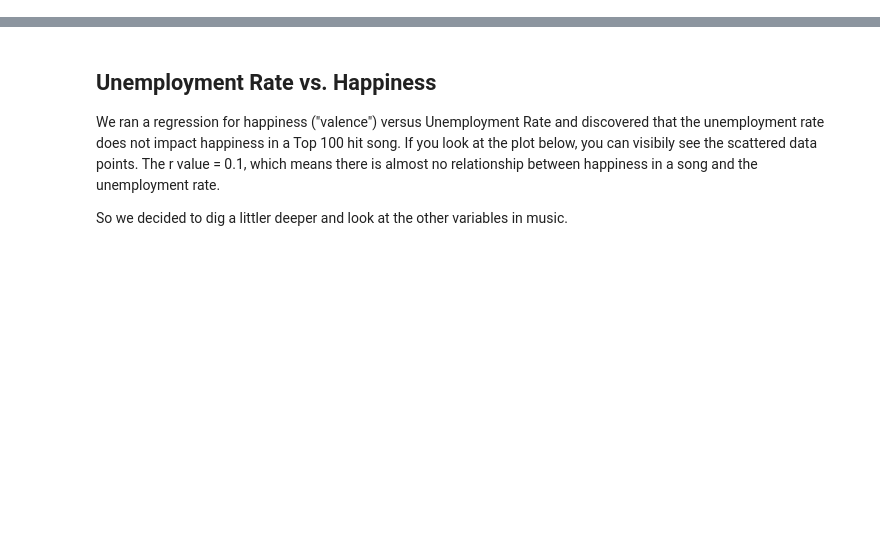
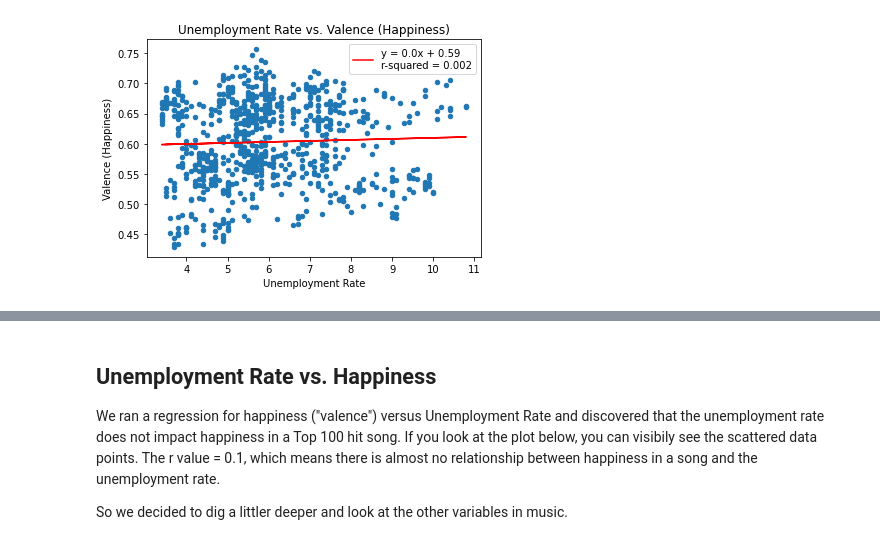
Before and after one commit to richardk6/Billboard-Project, a Jupyter notebook: code/data_analysis.ipynb, the cells around one changed output, grey strips where cells are left out. Cells and saved outputs as stored; diff of their text form; code cells hidden in the pictures; blank space fills up the shorter version.

```diff
--- a/code/data_analysis.ipynb
+++ b/code/data_analysis.ipynb
@@ -25,0 +43,4 @@ data.head()
+# %%
+# Import Music and Unemployment CSV
+music_unemployment = pd.read_csv(music_unemployment, index_col = 0)
+music_unemployment.head()
@@ -25,0 +115,37 @@ data.head()
+# %%
+# Define a function for plotting a regression
+def regression_plot(dataframe, x_col, y_col):
+    # Plot the scatter plot
+    dataframe.plot(kind="scatter", x = x_col, y = y_col)
+
+    # Calculate the correlation coefficient and linear regression model
+    x_values = dataframe[x_col]
+    y_values = dataframe[y_col]
+    (slope, intercept, rvalue, pvalue, stderr) = linregress(x_values, y_values)
+    regress_values = x_values * slope + intercept
+    equation = "y = " + str(round(slope,2)) + "x + " + str(round(intercept,2))
+    eq_label = f"{equation} \nr-squared = {round(rvalue * rvalue, 3)}"
+    regress_plot, = plt.plot(x_values, regress_values, "r-", label=eq_label)
+    plt.legend(handles=[regress_plot], loc="best")
+# %%
+# Group by the song's date
+date_cols = [Music_Unemploy_Cols.year,
+             Music_Unemploy_Cols.month,
+             Music_Unemploy_Cols.day]
+music_unemployment_gb = music_unemployment.groupby(date_cols)
+
+# Find the average of unemployment rate and weighed valence for each date
+avg_music_unemploy = music_unemployment_gb.mean()
+rate_v_valence = avg_music_unemploy[[Music_Unemploy_Cols.unemploy_rate,
+                                     Music_Unemploy_Cols.valence]]
+
+# Create a Scatter Graph
+regression_plot(rate_v_valence,
+                Music_Unemploy_Cols.unemploy_rate,
+                Music_Unemploy_Cols.valence)
+plt.title("Unemployment Rate vs. Valence (Happiness)")
+plt.xlabel("Unemployment Rate")
+plt.ylabel("Valence (Happiness)")
+plt.show()
+# %% [output]
+[figure, added]
```
Also changed, not shown: parts of 19 cells of this notebook, 2 other files.
